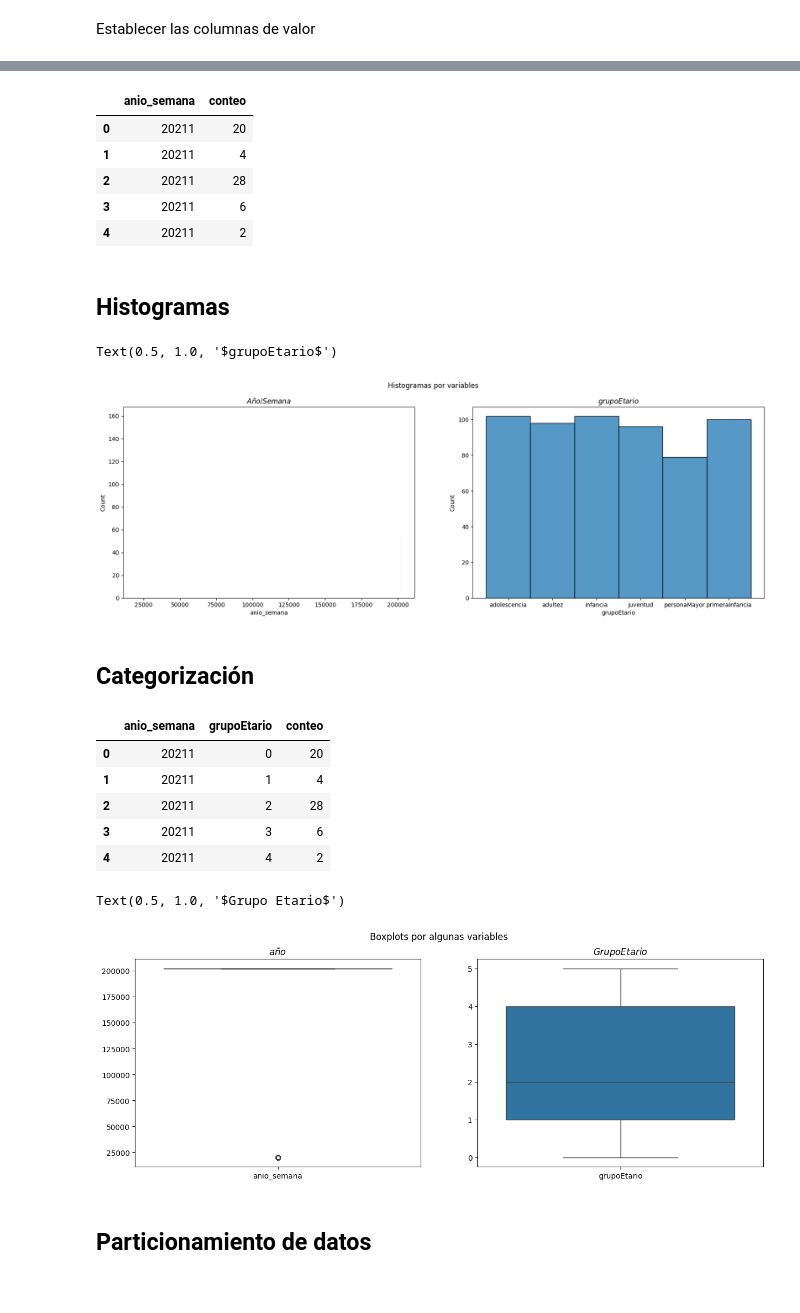
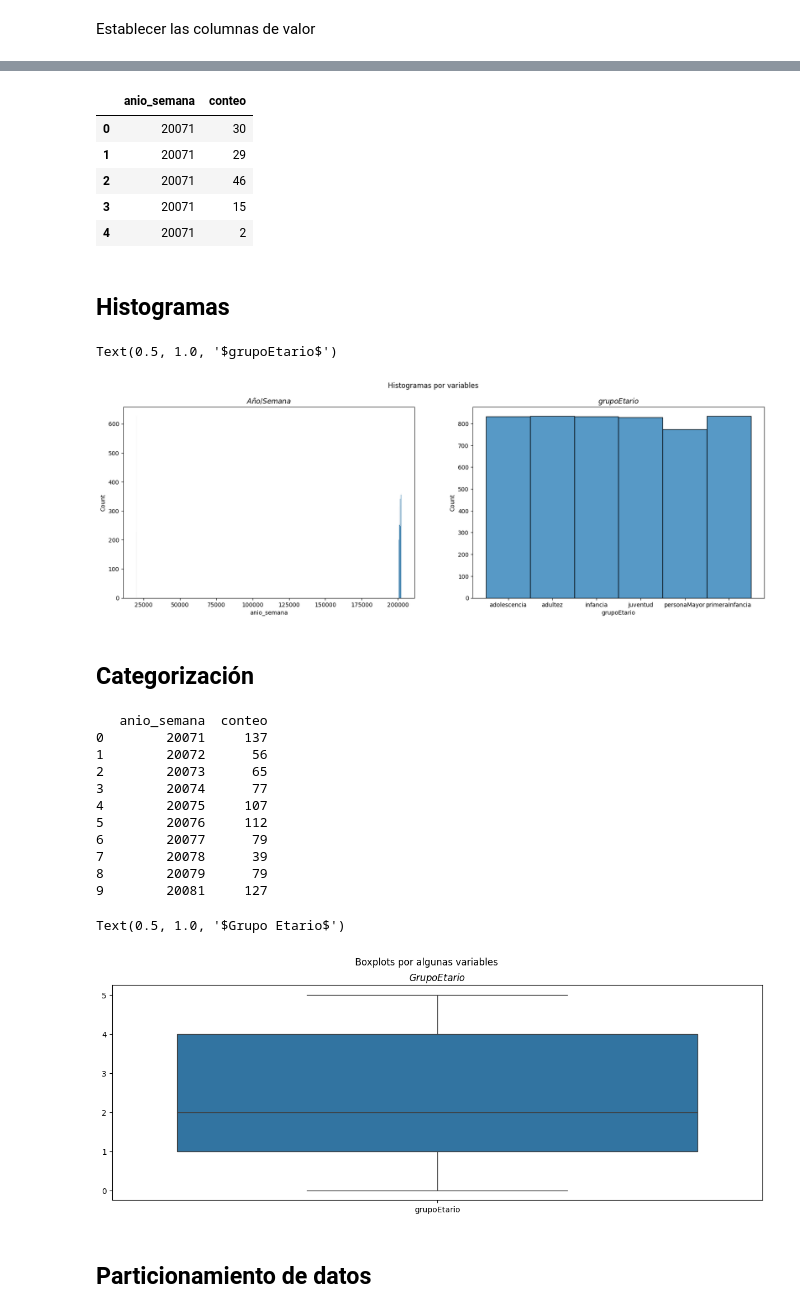
Before and after one commit to MarcoSuarezECCI/SeminarioBigData, a Jupyter notebook: AI_Prediccion.ipynb, the cells around one changed output, grey strips where cells are left out. Drawn from its saved outputs; the diff is of its cells as text; code cells hidden in the pictures.

```diff
--- a/AI_Prediccion.ipynb
+++ b/AI_Prediccion.ipynb
@@ -40,10 +40,17 @@ Requirement already satisfied: scipy in /usr/local/lib/python3.10/dist-packages
 # %%
 drive.mount('/content/drive', force_remount=True)
 
-file = '/content/drive/MyDrive/data/Articulo/Procesados/Datos_Dengue_Procesado.xlsx'
+file = '/content/drive/MyDrive/data/Articulo/Procesados/Datos_Dengue_Procesado.csv'
 
-data = pd.read_excel(file)
+cols = ['fechaNotificacion','semana','anio','edad','sexo','estadoCaso','nombreUnidad','departamento','municipio','consecutivo','grupoEtario','anio_semana']
+
+data = pd.read_csv(file, sep=',', names=cols, header=0, encoding='latin-1')
+
+
+#data = pd.read_excel(file)
+
 print(data.shape)
+
 data.head()
 # %% [output]
 Mounted at /content/drive
@@ -82,7 +85,11 @@ Establecer las columnas de valor
 datac = data
 datac = datac.drop([
     #'consecutivo',
-    'fechaNotificacion','edad','sexo','estrato','fechaNacimiento','estadoCaso','nombreUnidad','pais','evento','departamento','municipio'
+    'fechaNotificacion','edad','sexo',
+    #'estrato','fechaNacimiento',
+    'estadoCaso','nombreUnidad',
+    #'pais','evento',
+    'departamento','municipio','consecutivo'
     ], axis=1)
 datac.shape
 datac.head()
@@ -96,5 +103,6 @@ datac.head()
 # %%
-datacc = datac.groupby(['anio_semana', 'grupoEtario']).size().reset_index(name='conteo')
+#datacc = datac.groupby(['anio_semana', 'grupoEtario']).size().reset_index(name='conteo')
+datacc = datac.groupby(['anio_semana']).size().reset_index(name='conteo')
 
 datacc.head()
 # %% [output]
@@ -108,11 +116,11 @@ datacc.head()
 datacc[['anio_semana', 'conteo']].head()
 # %% [output]
 |  | anio_semana | conteo |
-| 0 | 20211 | 20 |
-| 1 | 20211 | 4 |
-| 2 | 20211 | 28 |
-| 3 | 20211 | 6 |
-| 4 | 20211 | 2 |
+| 0 | 20071 | 30 |
+| 1 | 20071 | 29 |
+| 2 | 20071 | 46 |
+| 3 | 20071 | 15 |
+| 4 | 20071 | 2 |
 # %% [markdown]
 ## Histogramas
 # %%
@@ -127,33 +135,41 @@ ax2.set_title('$grupoEtario$')
 #ax3.set_title('$semana$')
 # %% [output]
 Text(0.5, 1.0, '$grupoEtario$')
-[figure, old version]
+[figure, new version]
 # %% [markdown]
 ## Categorización
 # %%
-datacc['grupoEtario'] = datacc['grupoEtario'].astype('category')
-datacc.dtypes
-datacc['grupoEtario']  = pd.Categorical(datacc['grupoEtario']).codes
-datacc.head()
+#datacc['grupoEtario'] = datacc['grupoEtario'].astype('category')
+#datacc.dtypes
+#datacc['grupoEtario']  = pd.Categorical(datacc['grupoEtario']).codes
+
+#datacc = datacc.drop(columns=['grupoEtario'])
+print(datacc.head(10))
 # %% [output]
-|  | anio_semana | grupoEtario | conteo |
-| 0 | 20211 | 0 | 20 |
-| 1 | 20211 | 1 | 4 |
-| 2 | 20211 | 2 | 28 |
-| 3 | 20211 | 3 | 6 |
-| 4 | 20211 | 4 | 2 |
+   anio_semana  conteo
+0        20071     137
+1        20072      56
+2        20073      65
+3        20074      77
+4        20075     107
+5        20076     112
+6        20077      79
+7        20078      39
+8        20079      79
+9        20081     127
 # %%
 #fig, (ax1, ax2, ax3) = plt.subplots(1, 3, figsize=(15,5))
-fig, (ax1, ax2) = plt.subplots(1, 2, figsize=(15,5))
+#fig, (ax1, ax2) = plt.subplots(1, 2, figsize=(15,5))
+fig, (ax1) = plt.subplots(1, figsize=(15,5))
 fig.suptitle('Boxplots por algunas variables')
-sns.boxplot(data=datacc[['anio_semana']], ax=ax1)
-sns.boxplot(data=datacc[['grupoEtario']], ax=ax2)
-ax1.set_title('$año$')
-ax2.set_title('$Grupo Etario$')
+sns.boxplot(data=datacc[['grupoEtario']], ax=ax1)
+#sns.boxplot(data=datacc[['anio_semana']], ax=ax2)
+ax1.set_title('$Grupo Etario$')
+#ax2.set_title('$año$')
 #sns.boxplot(data=datacc[['kms']], ax=ax3)
 # %% [output]
 Text(0.5, 1.0, '$Grupo Etario$')
-[figure, old version]
+[figure, new version]
 # %% [markdown]
 ## Particionamiento de datos
 # %%
```
Also changed, not shown: parts of 17 cells of this notebook.
